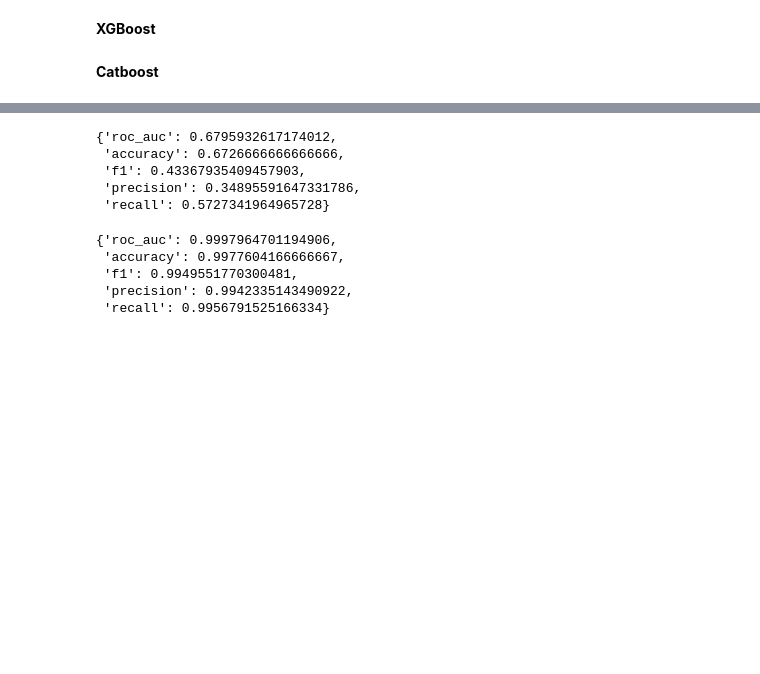
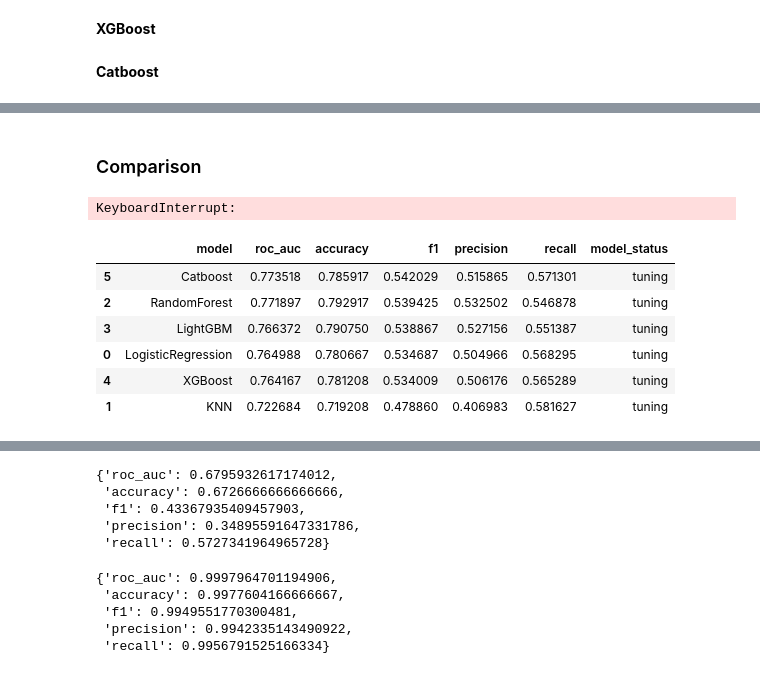
Before and after one commit to niimo753/credit-card-default-prediction-taiwan, a Jupyter notebook: notebooks/main.ipynb, the cells around one changed output, grey strips where cells are left out. Cells and saved outputs as stored; diff of their text form; code cells hidden in the pictures; blank space fills up the shorter version.

```diff
--- a/notebooks/main.ipynb
+++ b/notebooks/main.ipynb
@@ -1219,0 +1253,27 @@ Best score: 0.5416623841836723
+# %% [markdown]
+### Comparison
+# %%
+output = {"model": [], "roc_auc": [], "accuracy": [], "f1": [], "precision": [], "recall": [], 'model_status': []}
+
+models = {"LogisticRegression": LogisticRegression(max_iter=1000),
+          "KNN": KNeighborsClassifier(),
+          "RandomForest": RandomForestClassifier(),
+          "LightGBM": LGBMClassifier(verbose=-1, random_state=42),
+          "XGBoost": XGBClassifier(random_state=42),
+          "Catboost": CatBoostClassifier(verbose=False, random_state=42)}
+processor = Preprocessing(scaler=MinMaxScaler(),
+                         encoder=WoEEncoder(fill_value=0.00001),
+                         numeric_to_object=[f"pay_{i}" for i in range(1, 7, 1)],
+                         numeric_into_bins={"age": {(0, 20): "under 20", (20, 30): "20-30", (30, 40):
+                                                    "30-40", (40, 50): "40-50", (50, 60): "50-60",
+                                                    (60, 100): "over 60"}},
+                         specific_encoders={"gender": LabelEncoder()})
+for model_name, model in models.items():
+    estimator = DefaultPaymentClassifier(processor=processor, model=model, balance=SMOTE(random_state=42))
+    scores = cross_validation(X=x_train.iloc[:, 1:], y=y_train, estimator=estimator)
+    output["model"].append(model_name)
+    output["model_status"].append("no tuning")
+    for method, score in scores.items():
+        output[method].append(score)
+# %% [output]
+KeyboardInterrupt:
@@ -1219,0 +1311,11 @@ Best score: 0.5416623841836723
+# %%
+tuned = pd.read_csv("../output/csv/phase_2/tuned_result_validation.csv")
+tuned.sort_values(by=['f1', 'roc_auc', 'accuracy'], ascending=False)
+# %% [output]
+|  | model | roc_auc | accuracy | f1 | precision | recall | model_status |
+| 5 | Catboost | 0.773518 | 0.785917 | 0.542029 | 0.515865 | 0.571301 | tuning |
+| 2 | RandomForest | 0.771897 | 0.792917 | 0.539425 | 0.532502 | 0.546878 | tuning |
+| 3 | LightGBM | 0.766372 | 0.790750 | 0.538867 | 0.527156 | 0.551387 | tuning |
+| 0 | LogisticRegression | 0.764988 | 0.780667 | 0.534687 | 0.504966 | 0.568295 | tuning |
+| 4 | XGBoost | 0.764167 | 0.781208 | 0.534009 | 0.506176 | 0.565289 | tuning |
+| 1 | KNN | 0.722684 | 0.719208 | 0.478860 | 0.406983 | 0.581627 | tuning |
```
Also changed, not shown: parts of 18 cells of this notebook, 34 other files.
